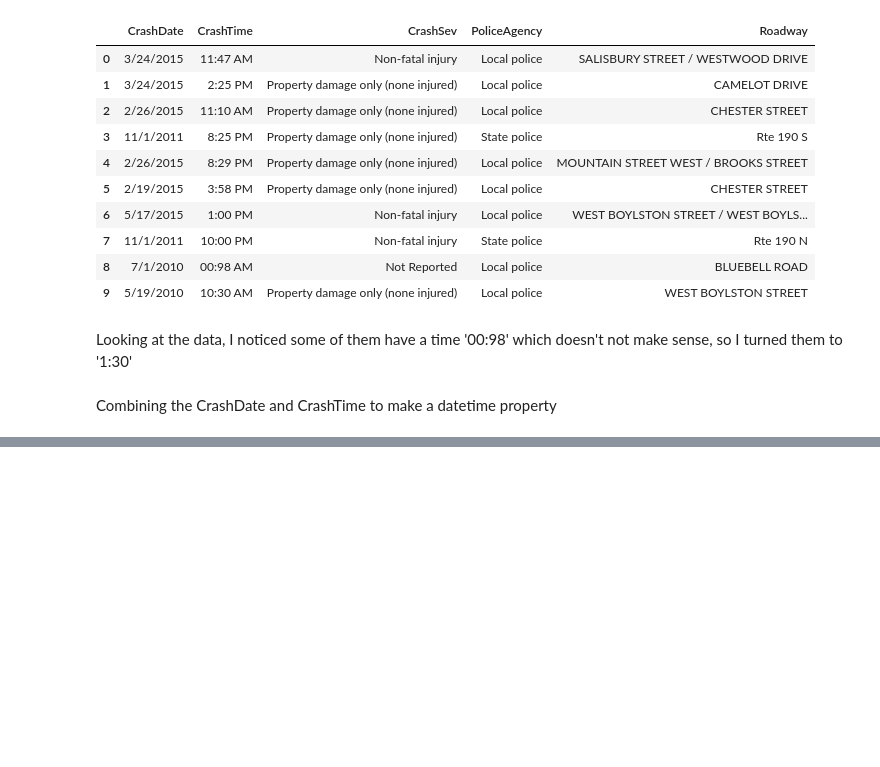
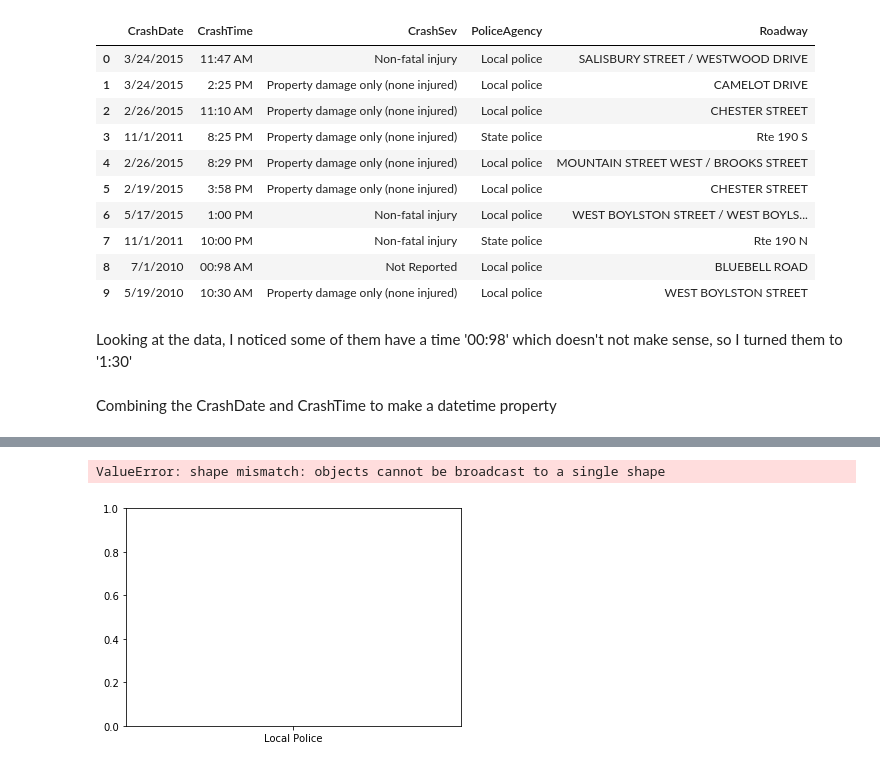
Before and after one commit to rvillegas1/Worcester-Crash-Report-Analysis, a Jupyter notebook: WorcesterCrashReports.ipynb, the cells around one changed output, grey strips where cells are left out. Saved outputs shown, nothing was run; the diff lists cells and outputs as text; code cells hidden in the pictures; blank space fills up the shorter version.

```diff
--- a/WorcesterCrashReports.ipynb
+++ b/WorcesterCrashReports.ipynb
@@ -111,0 +166,17 @@ df_worcrash.head(5)
+# %%
+LPcount = df_worcrash['PoliceAgency'].str.count('Local police')
+MBTAcount = df_worcrash['PoliceAgency'].str.count('MBTA police')
+SPcount = df_worcrash['PoliceAgency'].str.count('State police')
+Othercount = df_worcrash['PoliceAgency'].str.count('Other')
+NaNcount = df_worcrash['PoliceAgency'].str.count('NaN')
+agency = ['Local Police', 'State Police', 'MBTA Police', 'Other', 'NaN']
+plt.bar(agency, LPcount, color = 'darkblue', label = 'Local Police')
+plt.bar(agency, SPcount, color = 'cyan', label = 'State Police')
+plt.bar(agency, MBTAcount, color = 'blue', label = 'MBTA Police')
+plt.bar(agency, Othercount, color = 'green', label = 'Other')
+plt.bar(agency, NaNcount, color = 'red', label = 'Not Available')
+plt.gcf().set_size_inches(8,8)
+plt.legend()
+# %% [output]
+ValueError: shape mismatch: objects cannot be broadcast to a single shape
+[figure, added]
```
Also changed, not shown: parts of 16 cells of this notebook.
